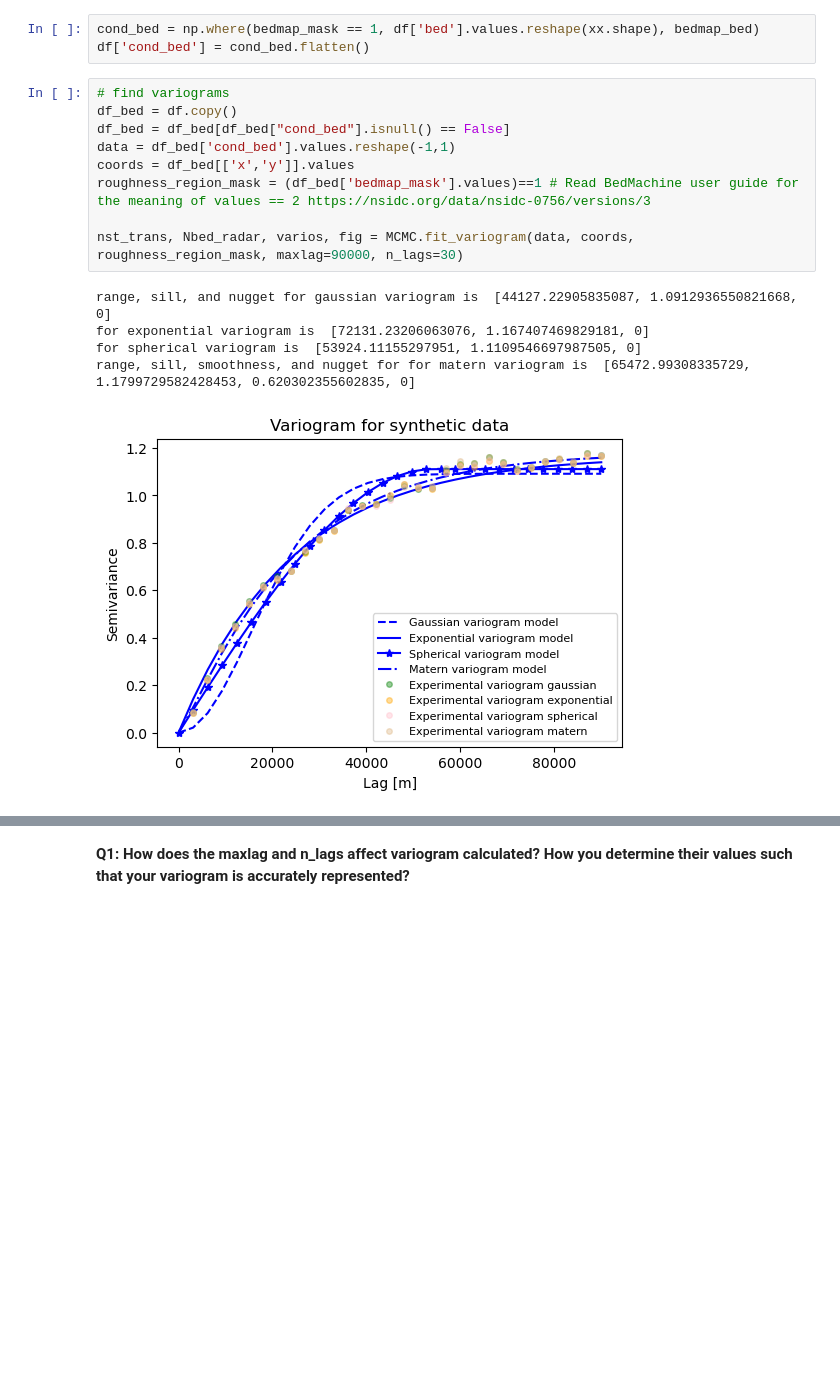
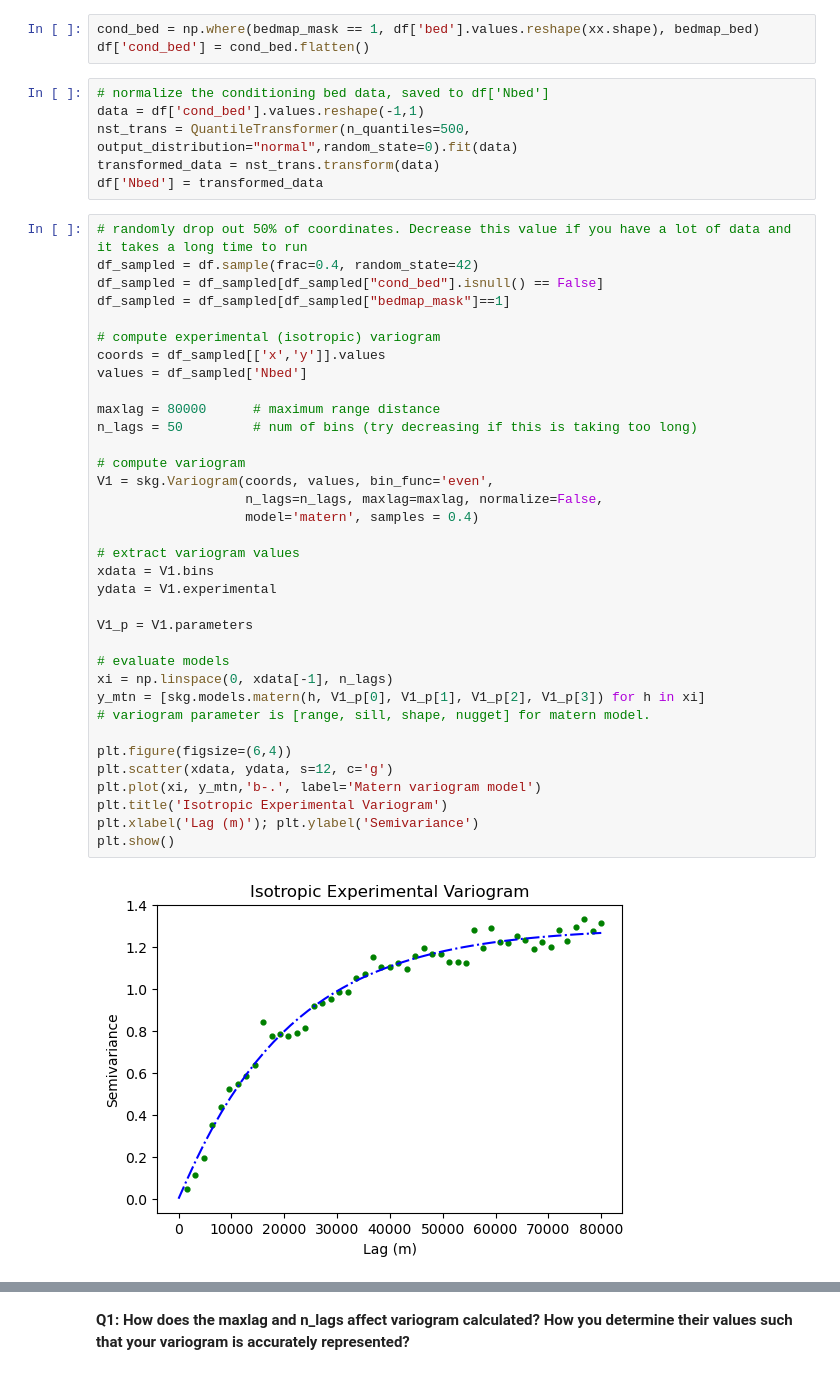
Before and after one commit to bansarima-oss/Geophysical-Exploration-of-the-Cryosphere, a Jupyter notebook: code/T2_StatisticalAnalysis.ipynb, the cells around one changed output, grey strips where cells are left out. Saved outputs shown, nothing was run; the diff lists cells and outputs as text; blank space fills up the shorter version.

```diff
--- a/code/T2_StatisticalAnalysis.ipynb
+++ b/code/T2_StatisticalAnalysis.ipynb
@@ -55,18 +56,46 @@ MCMC.fit_variogram is a wrapper around functions in scikit-learn and skgstats py
 # %%
 cond_bed = np.where(bedmap_mask == 1, df['bed'].values.reshape(xx.shape), bedmap_bed)
 df['cond_bed'] = cond_bed.flatten()
-# %%
-# find variograms
-df_bed = df.copy()
-df_bed = df_bed[df_bed["cond_bed"].isnull() == False]
-data = df_bed['cond_bed'].values.reshape(-1,1)
-coords = df_bed[['x','y']].values
-roughness_region_mask = (df_bed['bedmap_mask'].values)==1 # Read BedMachine user guide for the meaning of values == 2 https://nsidc.org/data/nsidc-0756/versions/3
-
-nst_trans, Nbed_radar, varios, fig = MCMC.fit_variogram(data, coords, roughness_region_mask, maxlag=90000, n_lags=30)
-# %% [output]
-range, sill, and nugget for gaussian variogram is  [44127.22905835087, 1.0912936550821668, 0]
-for exponential variogram is  [72131.23206063076, 1.167407469829181, 0]
-for spherical variogram is  [53924.11155297951, 1.1109546697987505, 0]
-range, sill, smoothness, and nugget for for matern variogram is  [65472.99308335729, 1.1799729582428453, 0.620302355602835, 0]
-[figure, removed]
+# %%
+# normalize the conditioning bed data, saved to df['Nbed']
+data = df['cond_bed'].values.reshape(-1,1)
+nst_trans = QuantileTransformer(n_quantiles=500, output_distribution="normal",random_state=0).fit(data)
+transformed_data = nst_trans.transform(data)
+df['Nbed'] = transformed_data
+# %%
+# randomly drop out 50% of coordinates. Decrease this value if you have a lot of data and it takes a long time to run
+df_sampled = df.sample(frac=0.4, random_state=42)
+df_sampled = df_sampled[df_sampled["cond_bed"].isnull() == False]
+df_sampled = df_sampled[df_sampled["bedmap_mask"]==1]
+
+# compute experimental (isotropic) variogram
+coords = df_sampled[['x','y']].values
+values = df_sampled['Nbed']
+
+maxlag = 80000      # maximum range distance
+n_lags = 50         # num of bins (try decreasing if this is taking too long)
+
+# compute variogram
+V1 = skg.Variogram(coords, values, bin_func='even',
+                   n_lags=n_lags, maxlag=maxlag, normalize=False,
+                   model='matern', samples = 0.4)
+
+# extract variogram values
+xdata = V1.bins
+ydata = V1.experimental
+
+V1_p = V1.parameters
+
+# evaluate models
+xi = np.linspace(0, xdata[-1], n_lags)
+y_mtn = [skg.models.matern(h, V1_p[0], V1_p[1], V1_p[2], V1_p[3]) for h in xi]
+# variogram parameter is [range, sill, shape, nugget] for matern model.
+
+plt.figure(figsize=(6,4))
+plt.scatter(xdata, ydata, s=12, c='g')
+plt.plot(xi, y_mtn,'b-.', label='Matern variogram model')
+plt.title('Isotropic Experimental Variogram')
+plt.xlabel('Lag (m)'); plt.ylabel('Semivariance')
+plt.show()
+# %% [output]
+[figure, added]
```
Also changed, not shown: parts of 18 cells of this notebook, 3 other files.
